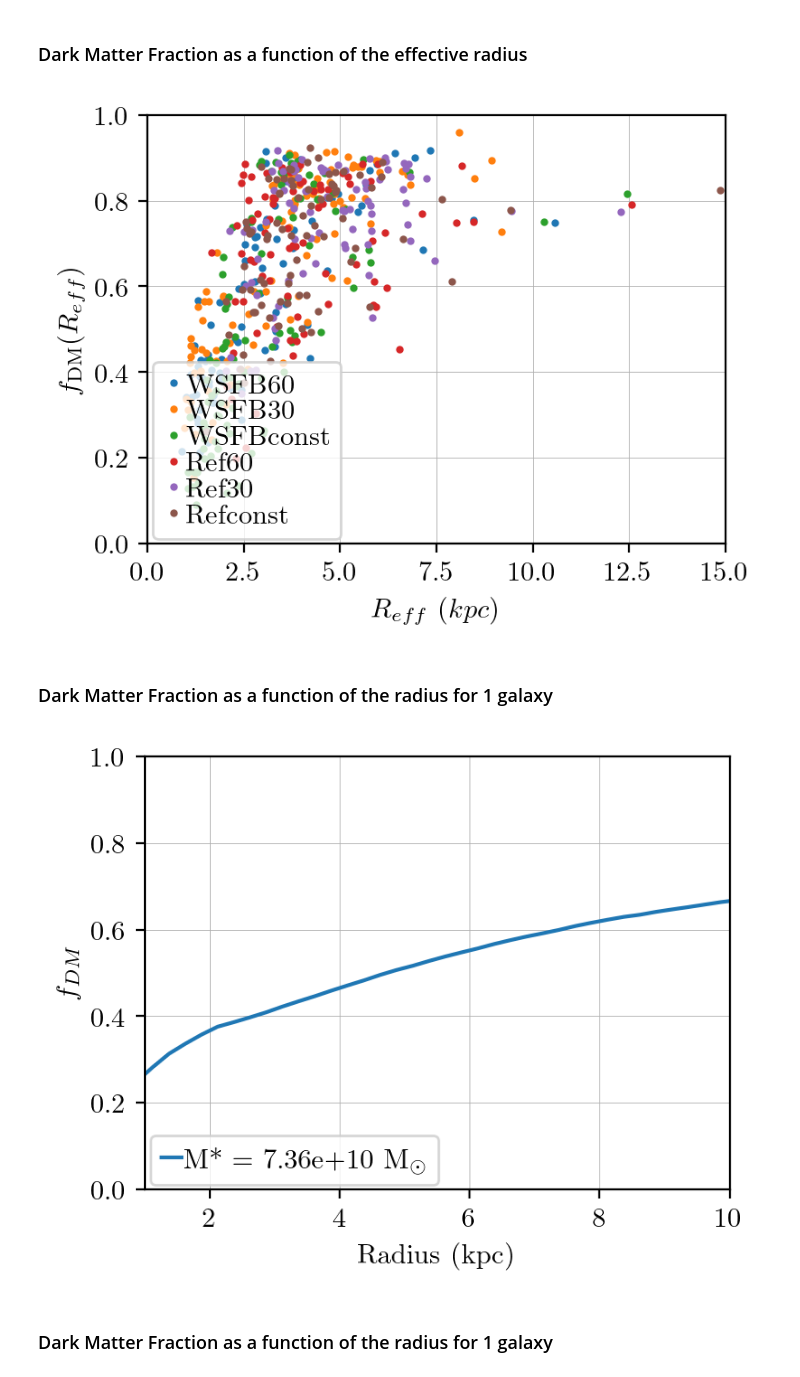
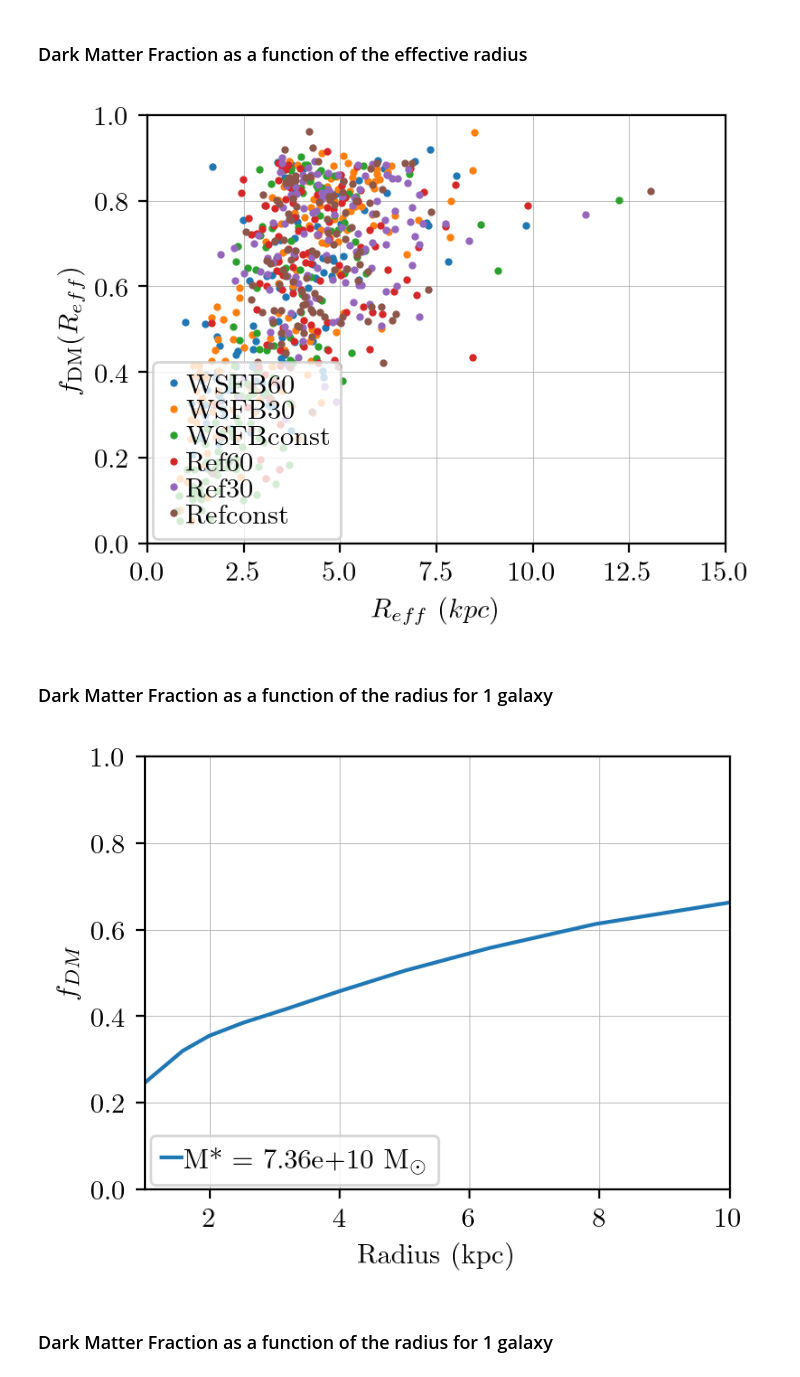
Before and after one commit to Annapreto23/TangoSIDM_DMFraction, a Jupyter notebook: data/Simulation_datasets/TangoSIDM/TangoSIDM_data.ipynb, the cells around one changed output. Saved outputs shown, nothing was run; the diff lists cells and outputs as text; code cells hidden in the pictures.

```diff
--- a/data/Simulation_datasets/TangoSIDM/TangoSIDM_data.ipynb
+++ b/data/Simulation_datasets/TangoSIDM/TangoSIDM_data.ipynb
@@ -123,7 +4883,7 @@ for j, file_path in enumerate(file_paths):
     fDM = halo.fDM
     f = []
     for k in range(len(fDM[0,:])):
-        f.append(np.interp(halo.GalaxyHalfLightRadius[k], halo.Velocity_radial_bins, fDM[:,k]))
+        f.append(np.interp(halo.GalaxyProjectedHalfLightRadius[k], halo.AxisRadius, fDM[:,k]))
 
     plt.plot(M, f, 'o', label=file_names[j])
 
@@ -165,13 +4925,13 @@ file_names = ['TangoSIDM']
 
 for j, file_path in enumerate(file_paths):
     halo = classhalo(file_path, type='elliptical')
-    print(np.where((halo.diskfDM == 0)))
+
 
     M = 10**halo.Mstar
     fDM = halo.fDM
     f = []
     for k in range(len(fDM[0,:])):
-        f.append(np.interp(halo.GalaxyHalfLightRadius[k], halo.Velocity_radial_bins, fDM[:,k]))
+        f.append(np.interp(halo.GalaxyProjectedHalfLightRadius[k], halo.AxisRadius, fDM[:,k]))
 
     # Utilisation des couleurs définies pour chaque type de données
     plt.plot(M, f, 'o', color=colors[j], label=file_names[j])
@@ -229,7 +4988,7 @@ for j, file_path in enumerate(file_paths):
     fDM = halo.fDM
     f = []
     for k in range(len(fDM[0,:])):
-        f.append(np.interp(halo.GalaxyHalfLightRadius[k], halo.Velocity_radial_bins, fDM[:,k]))
+        f.append(np.interp(halo.GalaxyProjectedHalfLightRadius[k], halo.AxisRadius, fDM[:,k]))
 
     plt.plot(M, f, 'o', label=file_names[j])
 
@@ -257,7 +5016,7 @@ for j, file_path in enumerate(file_paths):
     fDM = halo.fDM
     f = []
     for k in range(len(fDM[0,:])):
-        f.append(np.interp(halo.GalaxyHalfLightRadius[k], halo.Velocity_radial_bins, fDM[:,k]))
+        f.append(np.interp(halo.GalaxyProjectedHalfLightRadius[k], halo.AxisRadius, fDM[:,k]))
 
     plt.plot(Reff, f, 'o', label=file_names[j])
 
@@ -272,35 +5031,35 @@ plt.legend(loc=[0.01, 0.01], labelspacing=0.05,
 plt.grid(linestyle='-', linewidth=0.3)
 plt.show()
 # %% [output]
-[figure, old version]
+[figure, new version]
 # %% [markdown]
 ### Dark Matter Fraction as a function of the radius for 1 galaxy
 # %%
 plt.figure(dpi = 200)
 ax = plt.subplot(1, 1, 1)
 halo = classhalo(file_path, type = 'disk')
 
 mass = halo.Mstar
 target = 11
 i = np.argmin(np.abs(mass-target))
 
 
 fDM = halo.fDM[:,i]
-radius = halo.Velocity_radial_bins
+radius = halo.AxisRadius
 plt.plot(radius, fDM, label='M* = {:.2e} M$_{{\odot}}$'.format(10**halo.Mstar[i]))
 
 
 
 plt.xlim([1,10])
 plt.xlabel('Radius (kpc)')
 plt.ylabel(r'$f_{DM}$')
 plt.ylim([0,1])
 plt.legend(loc=[0.01, 0.01], labelspacing=0.05,
            handlelength=0.7, handletextpad=0.1,
            frameon=True, fontsize=11, ncol=1)
 plt.grid(linestyle='-', linewidth=0.3)
 # %% [output]
-[figure, old version]
+[figure, new version]
 # %% [markdown]
 ### Dark Matter Fraction as a function of the radius for 1 galaxy
 # %%
```
Also changed, not shown: parts of 12 cells of this notebook, 22 other files.
